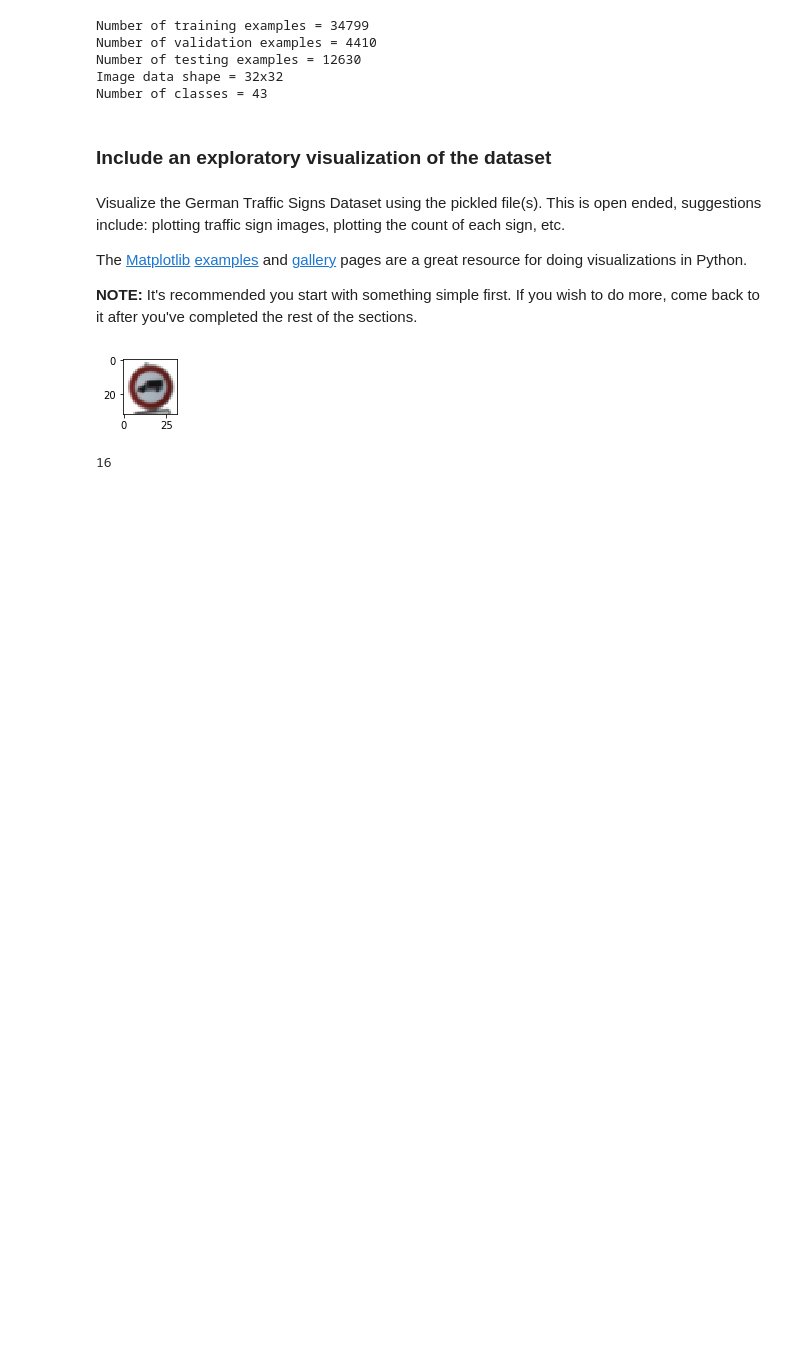
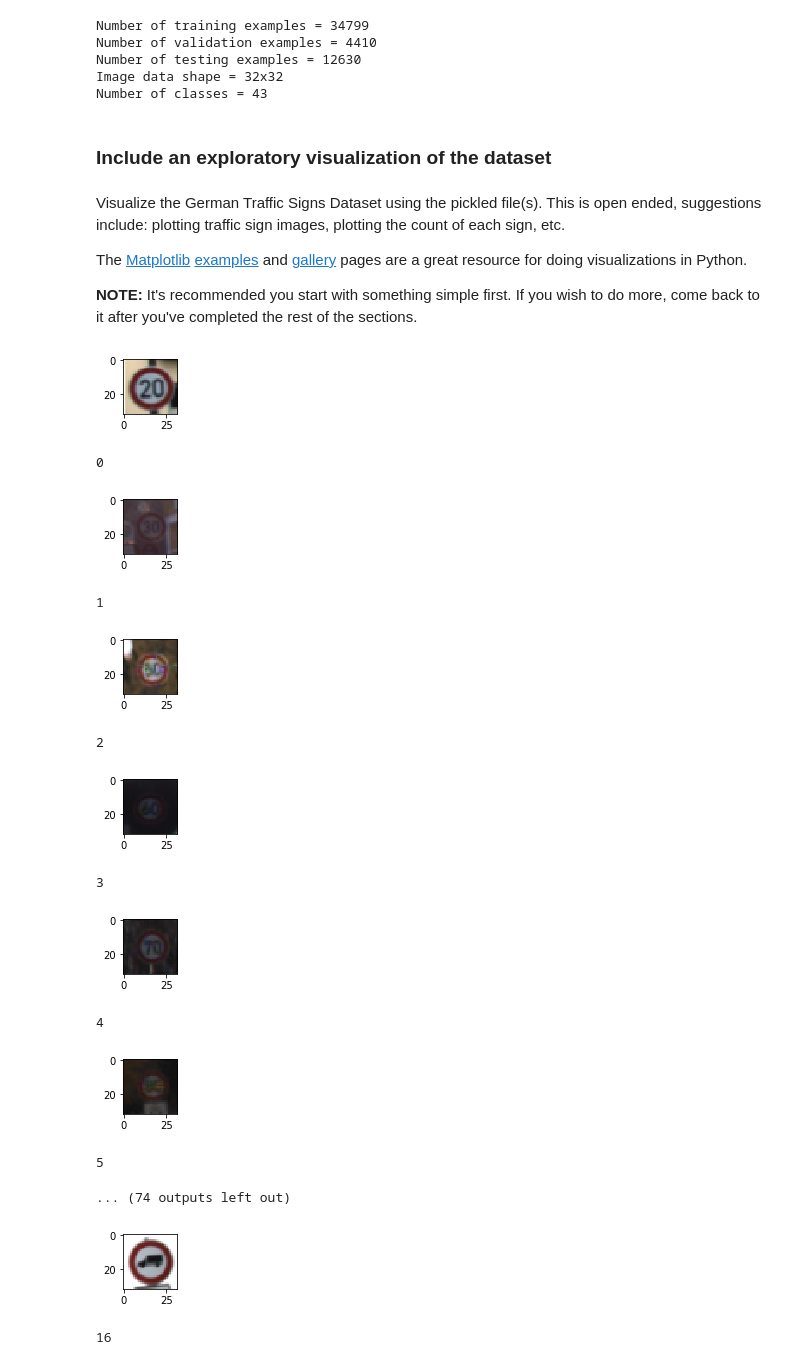
Before and after one commit to sohonisaurabh/self-learning, a Jupyter notebook: Udacity - SDCND/Term-I/projects/Traffic_Sign_Classifier/Traffic_Sign_Classifier.ipynb, the cells around one changed output. Saved outputs shown, nothing was run; the diff lists cells and outputs as text; code cells hidden in the pictures; blank space fills up the shorter version.

```diff
--- a/Udacity - SDCND/Term-I/projects/Traffic_Sign_Classifier/Traffic_Sign_Classifier.ipynb
+++ b/Udacity - SDCND/Term-I/projects/Traffic_Sign_Classifier/Traffic_Sign_Classifier.ipynb
@@ -104,6 +104,35 @@ Visualize the German Traffic Signs Dataset using the pickled file(s). This is op
 The [Matplotlib](http://matplotlib.org/) [examples](http://matplotlib.org/examples/index.html) and [gallery](http://matplotlib.org/gallery.html) pages are a great resource for doing visualizations in Python.
 
 **NOTE:** It's recommended you start with something simple first. If you wish to do more, come back to it after you've completed the rest of the sections.
+# %%
+import numpy as np
+import matplotlib.pyplot as plt
+import cv2
+i = 0
+uniques = np.unique(y_train)
+uniques = np.sort(uniques)
+for unique in uniques:
+    index = np.where(y_train == unique)[0][0]
+    plt.figure(figsize=(1,1))
+    plt.imshow(X_train[index])
+    plt.show()
+    cv2.imwrite("image-for-class- " + str(i) + ".jpg", X_train[index])
+    i += 1
+    print(unique)
+# %% [output]
+[figure, added]
+0
+[figure, added]
+1
+[figure, added]
+2
+[figure, added]
+3
+[figure, added]
+4
+[figure, added]
+5
+... (74 outputs left out)
 # %%
 ### Data exploration visualization code goes here.
 ### Feel free to use as many code cells as needed.
```
Also changed, not shown: 54 other files.
